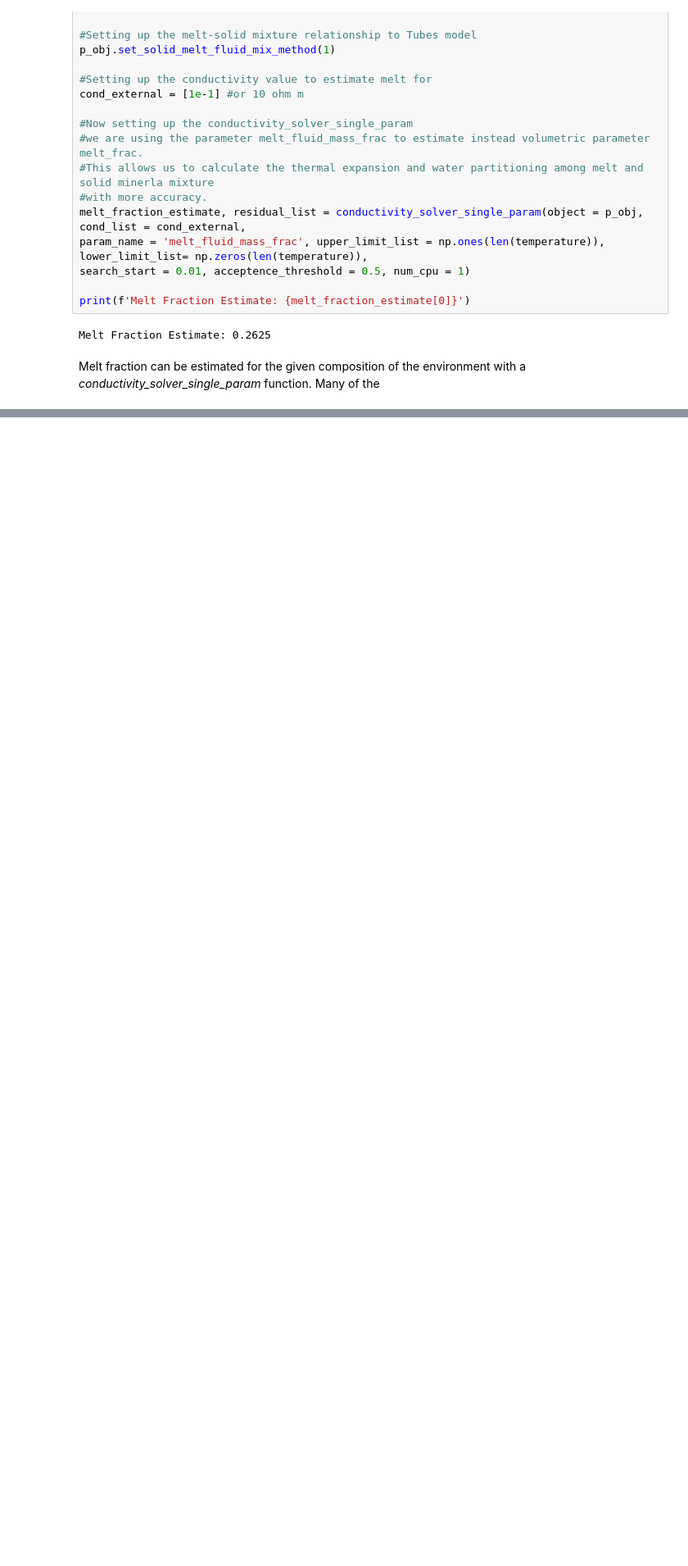
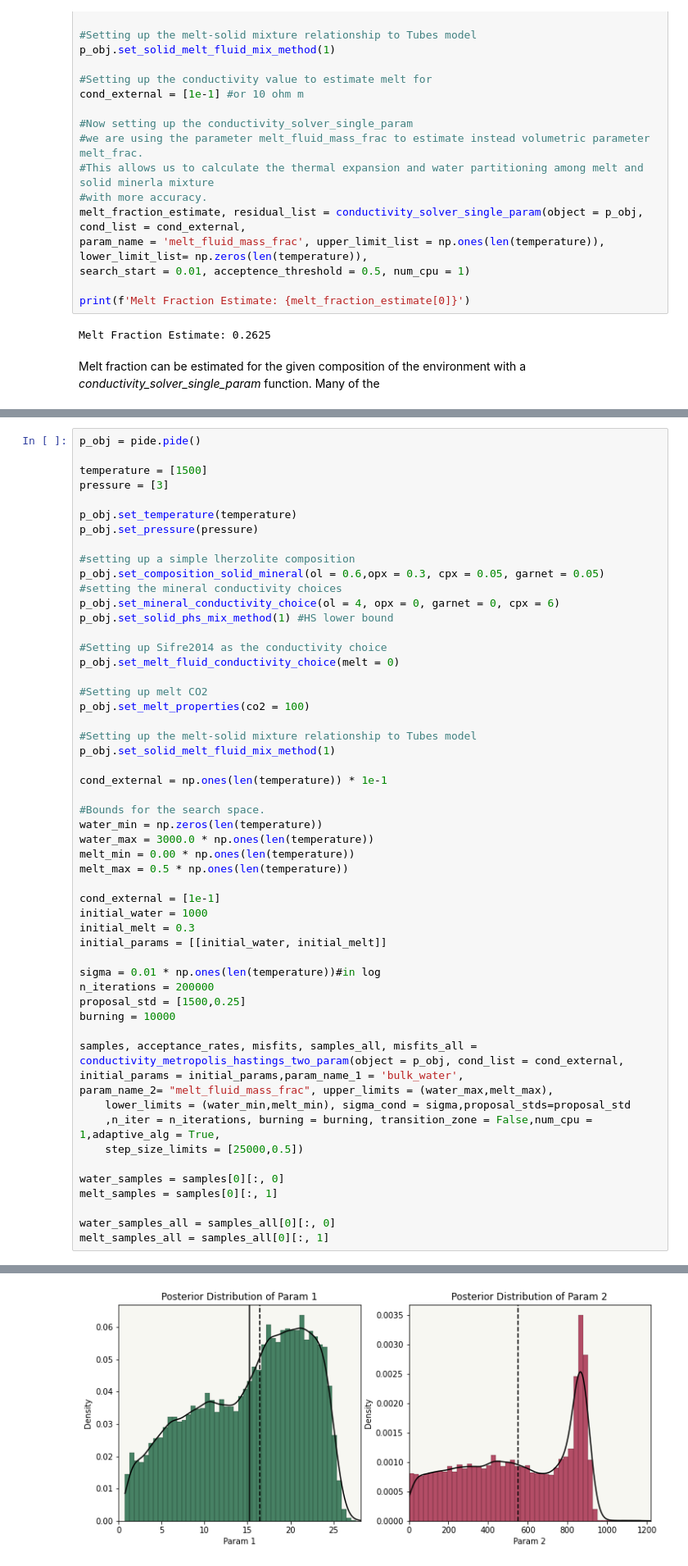
Before and after one commit to sinanozaydin/pide, a Jupyter notebook: examples/notebooks/11_Melt_Estimation.ipynb, the cells around one changed output, grey strips where cells are left out. Shown at 82% size. Saved outputs shown, nothing was run; the diff lists cells and outputs as text; blank space fills up the shorter version.

```diff
--- a/examples/notebooks/11_Melt_Estimation.ipynb
+++ b/examples/notebooks/11_Melt_Estimation.ipynb
@@ -62,0 +113,55 @@ Melt fraction can be estimated for the given composition of the environment with
+# %%
+p_obj = pide.pide()
+
+temperature = [1500]
+pressure = [3]
+
+p_obj.set_temperature(temperature)
+p_obj.set_pressure(pressure)
+
+#setting up a simple lherzolite composition
+p_obj.set_composition_solid_mineral(ol = 0.6,opx = 0.3, cpx = 0.05, garnet = 0.05)
+#setting the mineral conductivity choices
+p_obj.set_mineral_conductivity_choice(ol = 4, opx = 0, garnet = 0, cpx = 6)
+p_obj.set_solid_phs_mix_method(1) #HS lower bound
+
+#Setting up Sifre2014 as the conductivity choice
+p_obj.set_melt_fluid_conductivity_choice(melt = 0)
+
+#Setting up melt CO2
+p_obj.set_melt_properties(co2 = 100)
+
+#Setting up the melt-solid mixture relationship to Tubes model
+p_obj.set_solid_melt_fluid_mix_method(1)
+
+cond_external = np.ones(len(temperature)) * 1e-1
+
+#Bounds for the search space.
+water_min = np.zeros(len(temperature))
+water_max = 3000.0 * np.ones(len(temperature))
+melt_min = 0.00 * np.ones(len(temperature))
+melt_max = 0.5 * np.ones(len(temperature))
+
+cond_external = [1e-1]
+initial_water = 1000
+initial_melt = 0.3
+initial_params = [[initial_water, initial_melt]]
+
+sigma = 0.01 * np.ones(len(temperature))#in log
+n_iterations = 200000
+proposal_std = [1500,0.25]
+burning = 10000
+
+samples, acceptance_rates, misfits, samples_all, misfits_all = conductivity_metropolis_hastings_two_param(object = p_obj, cond_list = cond_external,
+initial_params = initial_params,param_name_1 = 'bulk_water',
+param_name_2= "melt_fluid_mass_frac", upper_limits = (water_max,melt_max),
+	lower_limits = (water_min,melt_min), sigma_cond = sigma,proposal_stds=proposal_std
+	,n_iter = n_iterations, burning = burning, transition_zone = False,num_cpu = 1,adaptive_alg = True,
+	step_size_limits = [25000,0.5])
+
+water_samples = samples[0][:, 0]
+melt_samples = samples[0][:, 1]
+
+water_samples_all = samples_all[0][:, 0]
+melt_samples_all = samples_all[0][:, 1]
+# %% [output]
@@ -62,0 +185 @@ Melt fraction can be estimated for the given composition of the environment with
+[figure, added]
```
Also changed, not shown: parts of 4 cells of this notebook, 13 other files.
